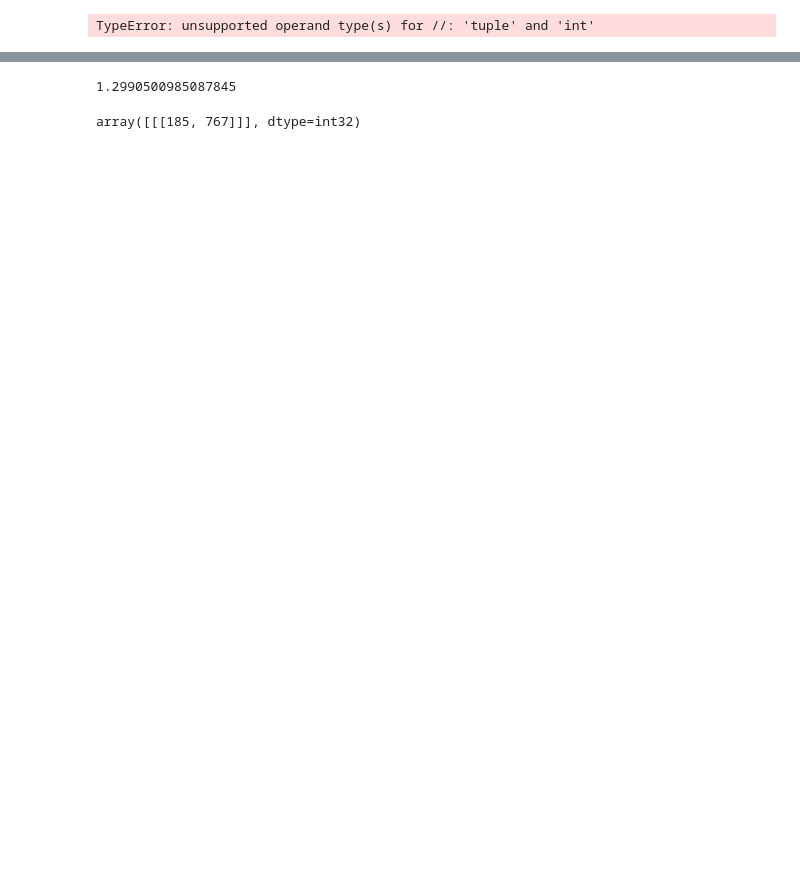
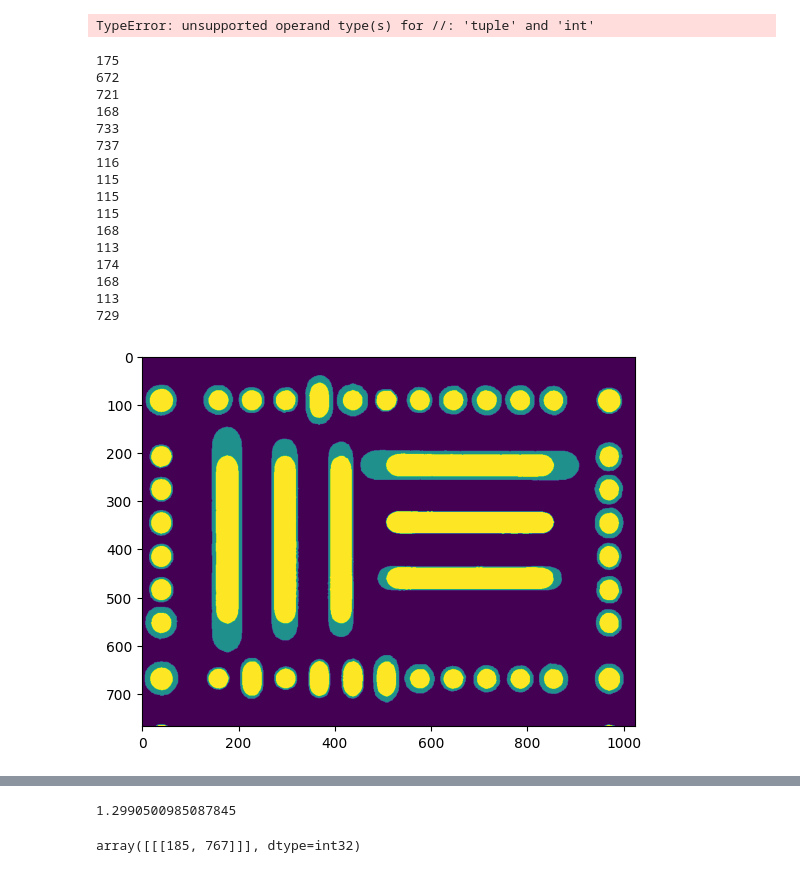
Before and after one commit to sadevans/sem_simulator, a Jupyter notebook: make_masks_from_exist.ipynb, the cells around one changed output, grey strips where cells are left out. Drawn from its saved outputs; the diff is of its cells as text; code cells hidden in the pictures; blank space fills up the shorter version.

```diff
--- a/make_masks_from_exist.ipynb
+++ b/make_masks_from_exist.ipynb
@@ -32,8 +32,8 @@ orig_dir = os.path.join(path_to_dir, 'raw')
 filenames_masks = os.listdir(bin_dir)
 # filenames.sort()
 print(f'Total: {len(filenames_masks)} files')
-save_dir = os.path.join(path_to_dir, 'sem_mask')
-os.makedirs(path_to_dir + '/sem_mask', exist_ok=True)
+save_dir = os.path.join(path_to_dir, 'iter2part12_part13_E200_G73_sem_masks')
+os.makedirs(save_dir, exist_ok=True)
 # %% [output]
 Total: 51 files
 # %%
@@ -126,3 +175,20 @@ def if_intersect(img):
                     return True
     return False
                     # print("Контуры", i, "и", j, "пересекаются!")
+# %%
+def does_contour_overlap(contour, all_contours):
+    # print(type(contour))
+    x, y, w, h = cv2.boundingRect(np.array(contour, dtype=np.int32))
+    contour_box = [x, y, x + w, y + h]
+
+    for other_contour in all_contours:
+        if contour is not other_contour:
+            other_x, other_y, other_w, other_h = cv2.boundingRect(np.array(other_contour, dtype=np.int32))
+            other_box = [other_x, other_y, other_x + other_w, other_y + other_h]
+
+            # Check for overlap by comparing bounding boxes
+            if not (contour_box[2] < other_box[0] or contour_box[0] > other_box[2] or
+                    contour_box[3] < other_box[1] or contour_box[1] > other_box[3]):
+                return True
+
+    return False
@@ -128,0 +314,33 @@ def if_intersect(img):
+# %%
+for file_name in filenames_masks:
+    bin_mask = cv2.imread(os.path.join(bin_dir, file_name), 0)
+    # plt.imshow(bin_mask)
+    cont, cont_image = detect_contour(bin_mask)
+    dst = scale_contours(cont, bin_mask)
+    # print(dst)
+    dst_np = [np.array(contour, dtype=np.int32) for contour in dst]
+
+    cv2.drawContours(cont_image, dst_np, -1, 128, -1)
+    cv2.drawContours(cont_image, cont, -1, 255, -1)
+
+    cv2.imwrite(os.path.join(save_dir, file_name), cont_image.astype(np.uint8))
+
+    plt.imshow(cont_image)
+# %% [output]
+175
+672
+721
+168
+733
+737
+116
+115
+115
+115
+168
+113
+174
+168
+113
+729
+[figure, added]
```
Also changed, not shown: parts of 10 cells of this notebook, 15 other files.
